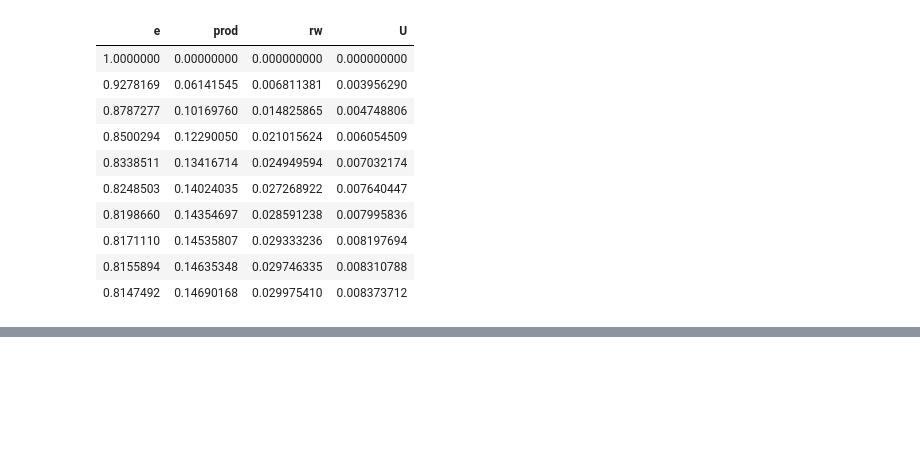
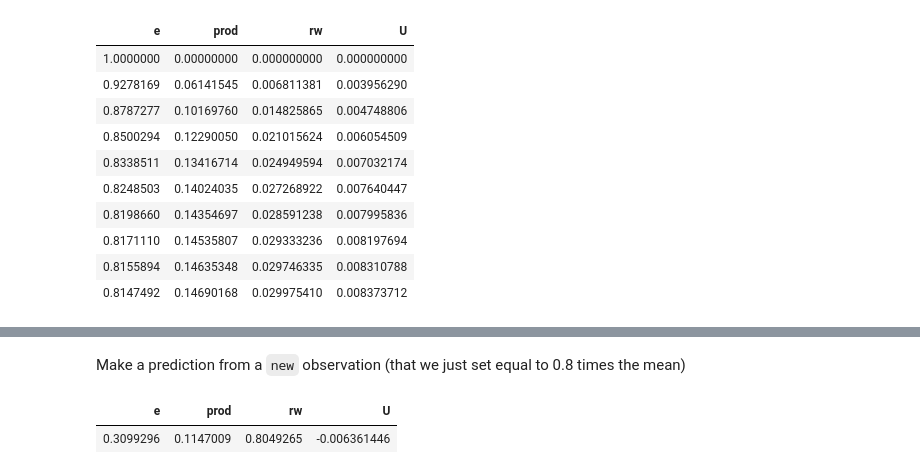
Before and after one commit to erikcs/TA, a Jupyter notebook: 4329_session1.ipynb, the cells around one changed output, grey strips where cells are left out. Saved outputs shown, nothing was run; the diff lists cells and outputs as text; code cells hidden in the pictures; blank space fills up the shorter version.

```diff
--- a/4329_session1.ipynb
+++ b/4329_session1.ipynb
@@ -382,0 +435,11 @@ fevd(var2)$e
+# %% [markdown]
+Make a prediction from a `new` observation (that we just set equal to 0.8 times the mean)
+# %%
+new = var_ar$x.mean * 0.8
+# Convert to a `ts` object
+new_ts = ts(t(data.frame(new)), start = 2001, end = 2001)
+# The `Canada` data set's last obervation was = 2000
+new_ts
+# %% [output]
+| e | prod | rw | U |
+| 0.3099296 | 0.1147009 | 0.8049265 | -0.006361446 |
```
Also changed, not shown: parts of 13 cells of this notebook.
